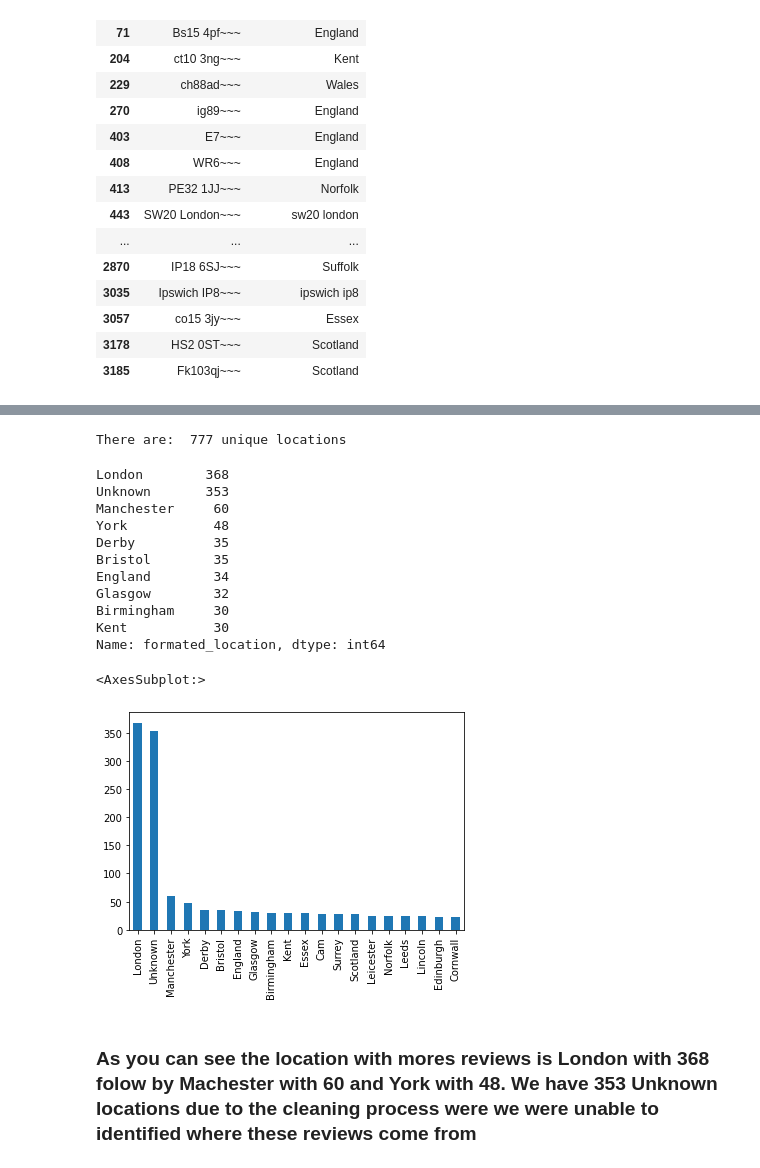
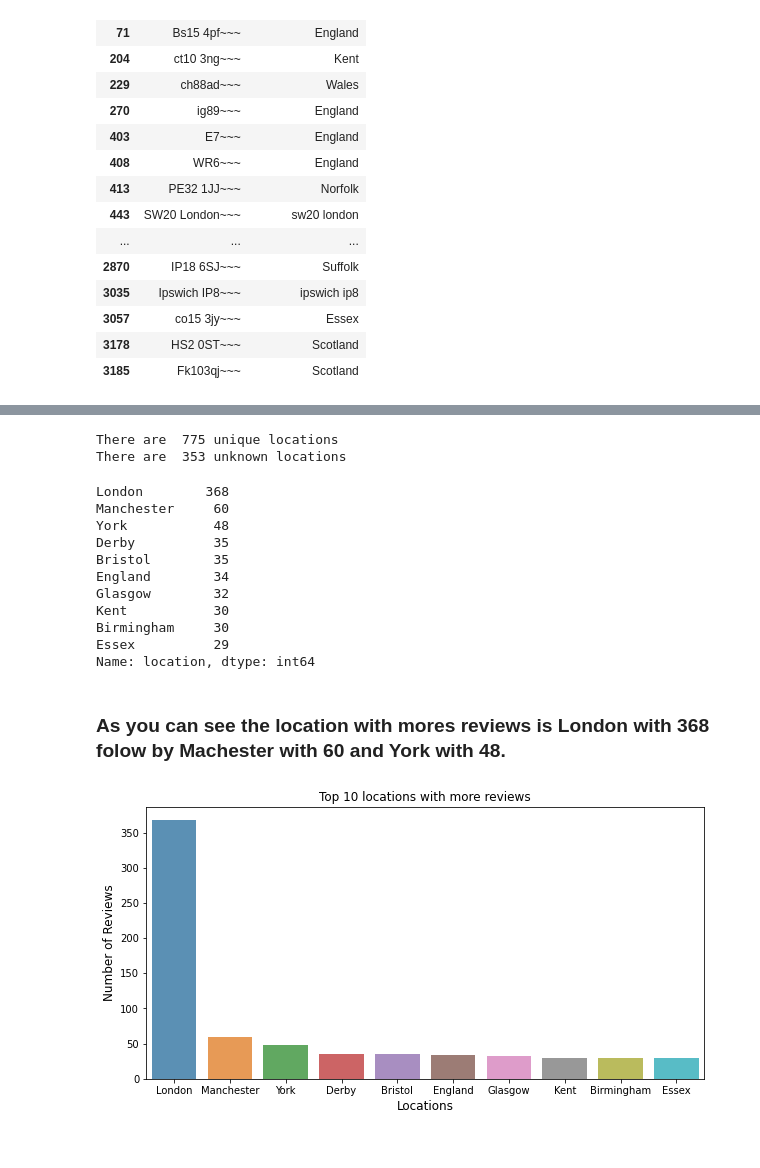
Before and after one commit to KarolinaMikiciuk/bt_group_project, a Jupyter notebook: location_functions.ipynb, the cells around one changed output, grey strips where cells are left out. Drawn from its saved outputs; the diff is of its cells as text; code cells hidden in the pictures.

```diff
--- a/location_functions.ipynb
+++ b/location_functions.ipynb
@@ -30,7 +31,7 @@ def replace_postcode_in_sentence(text):
 
     for word in divided_sentences:
         if contains_a_number(word) and is_a_postcode(word):
-            divided_setences.remove(word)
+            divided_sentences.remove(word)
     return divided_sentences.join()
 
 
@@ -586,32 +562,46 @@ uk_cities= data_uk_cities['city']
 data['formated_location'] = data['formated_location'].apply(lambda x: return_a_location(x,uk_cities))
 # %%
-# Let's select the 'formated_location' column to check the unique values
+# Let's now save the results in the location column and delete the select the 'formated_location' column
+data['location'] = data['formated_location']
+data.drop('formated_location', inplace=True, axis=1)
+#Let's now get everything formated
+data['location'] = data['location'].apply(lambda x : format_string(x))
 
-unique_locations = data['formated_location'].unique()
-print('There are: ',len(unique_locations), 'unique locations')
+# Let's now get the the unique locations and the amount of Unknown values
+unique_locations = data['location'].unique()
+print('There are ',len(unique_locations), 'unique locations')
+
+print('There are ', data['location'].value_counts()['Unknown'], 'unknown locations')
 # %% [output]
-There are:  777 unique locations
+There are  775 unique locations
+There are  353 unknown locations
 # %%
-# Let's count the 20 first locations with reviews from the 'formated_location'
-data['formated_location'].value_counts()[:10]
+# Let's count the 10 first locations with more reviews excluding the unknown values
+data = data[data['location'] != 'Unknown']
+location_count = data['location'].value_counts()[:10,]
+location_count
 # %% [output]
 London        368
-Unknown       353
 Manchester     60
 York           48
 Derby          35
 Bristol        35
 England        34
 Glasgow        32
+Kent           30
 Birmingham     30
-Kent           30
-Name: formated_location, dtype: int64
+Essex          29
+Name: location, dtype: int64
-# %%
-# Let's see the 20 first values in graph
-
-data['formated_location'].value_counts()[:20].plot(kind='bar')
-# %% [output]
-<AxesSubplot:>
-[figure, removed]
 # %% [markdown]
-### As you can see the location with mores reviews is London with 368 folow by  Machester with 60 and York with 48. We have 353 Unknown locations due to the cleaning process were we were unable to identified where these reviews come from
+### As you can see the location with mores reviews is London with 368 folow by  Machester with 60 and York with 48.
+# %%
+# Let's plot the results
+
+plt.figure(figsize=(10,5))
+sns.barplot(location_count.index, location_count.values, alpha=0.8)
+plt.title('Top 10 locations with more reviews')
+plt.ylabel('Number of Reviews', fontsize=12)
+plt.xlabel('Locations', fontsize=12)
+plt.show()
+# %% [output]
+[figure, added]
```
Also changed, not shown: parts of 8 cells of this notebook.
